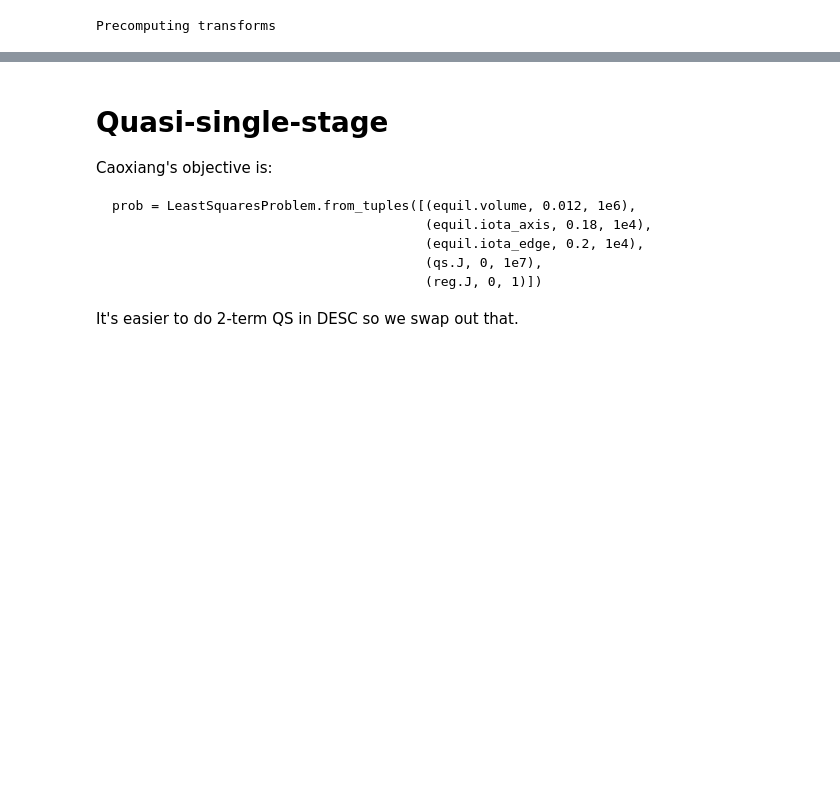
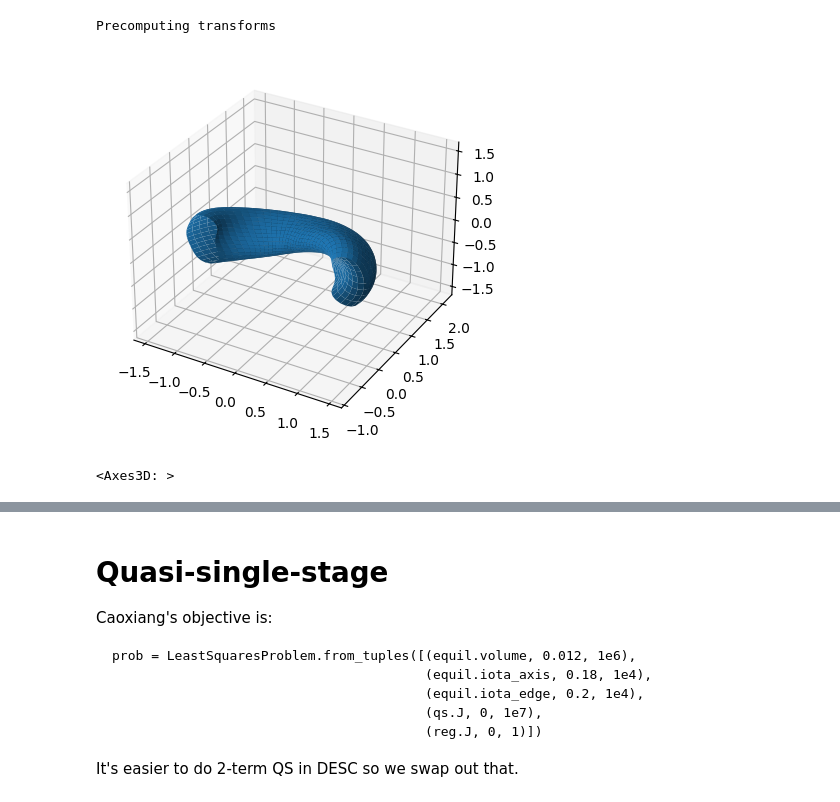
Before and after one commit to lankef/quadcoil, a Jupyter notebook: examples/quasi_single_stage.ipynb, the cells around one changed output, grey strips where cells are left out. Saved outputs shown, nothing was run; the diff lists cells and outputs as text; code cells hidden in the pictures; blank space fills up the shorter version.

```diff
--- a/examples/quasi_single_stage.ipynb
+++ b/examples/quasi_single_stage.ipynb
@@ -187,5 +186,10 @@ else:
     phi_test_list = dict['phi_test_list']
     f_B_test_list = dict['f_B_test_list']
     f_K_test_list = dict['f_K_test_list']
+# %%
+regcoili_qp.eval_surface.to_simsopt().plot()
+# %% [output]
+[figure, added]
+<Axes3D: >
 # %%
 # inflection point
```
Also changed, not shown: parts of 32 cells of this notebook, 3 other files.
